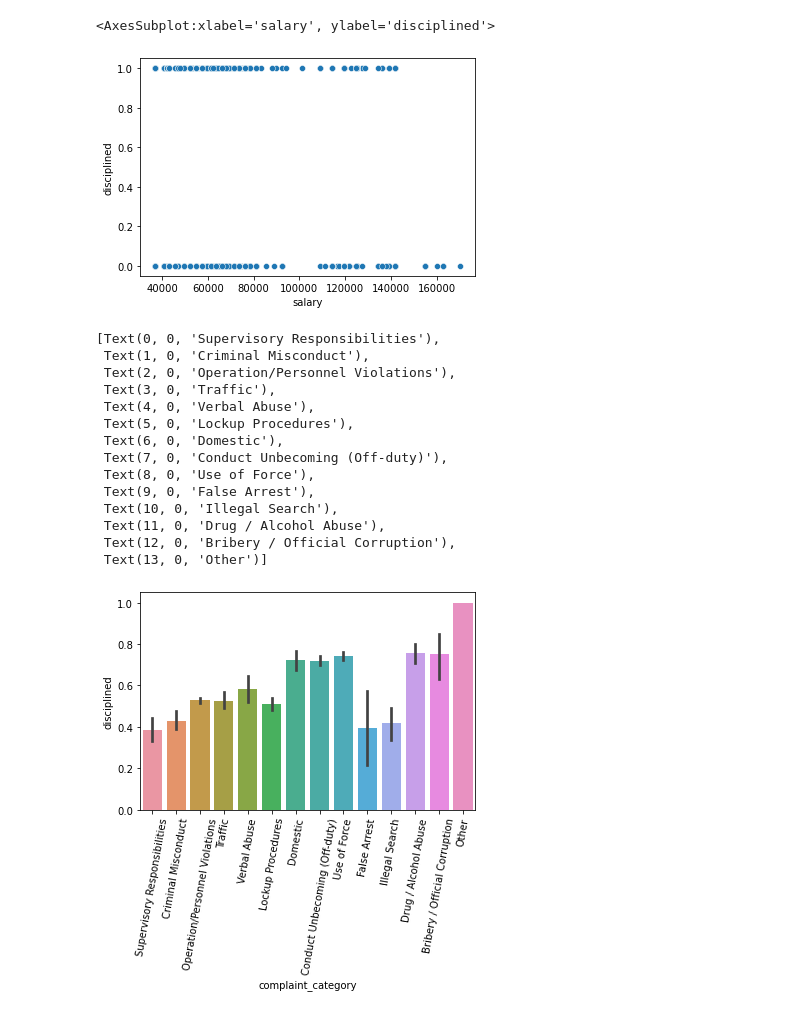
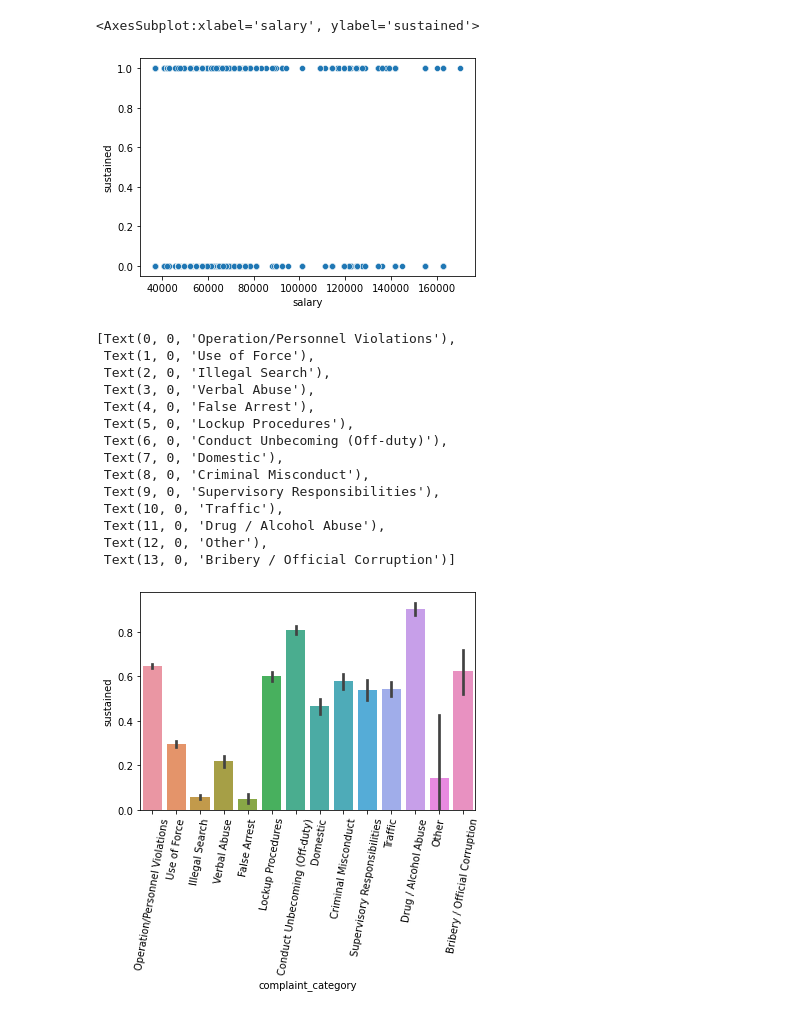
Before and after one commit to ryanpaynerp/Data_Sci_Project, a Jupyter notebook: sustained_only.ipynb, the cells around one changed output. Drawn from its saved outputs; the diff is of its cells as text; code cells hidden in the pictures.

Commit message:
modeling for determining if an allegation will be sustained

```diff
--- a/sustained_only.ipynb
+++ b/sustained_only.ipynb
@@ -8,31 +8,34 @@ import statsmodels.formula.api as smf
 from scipy import stats
 # %%
 df = pd.read_csv('officers_only.csv', low_memory=False)
-df = df[df['sustained'] == 1]
+# %%
+yes = df[df['sustained'] ==1]
+no = df[df['sustained'] == 0].sample(yes.shape[0])
+df = pd.concat([no, yes])
 # %%
 #df['_binned'] = pd.qcut(df['race'], q=5, labels=False)
-sns.scatterplot(data=df, y='disciplined', x='salary')
+sns.scatterplot(data=df, y='sustained', x='salary')
 # %% [output]
-<AxesSubplot:xlabel='salary', ylabel='disciplined'>
+<AxesSubplot:xlabel='salary', ylabel='sustained'>
-[figure, old version]
+[figure, new version]
 # %%
 #df['_binned'] = pd.qcut(df['race'], q=5, labels=False)
-ax = sns.barplot(data=df, y='disciplined', x='complaint_category')
+ax = sns.barplot(data=df, y='sustained', x='complaint_category')
 ax.set_xticklabels(ax.get_xticklabels(), rotation=80)
 # %% [output]
-[Text(0, 0, 'Supervisory Responsibilities'),
- Text(1, 0, 'Criminal Misconduct'),
- Text(2, 0, 'Operation/Personnel Violations'),
- Text(3, 0, 'Traffic'),
- Text(4, 0, 'Verbal Abuse'),
+[Text(0, 0, 'Operation/Personnel Violations'),
+ Text(1, 0, 'Use of Force'),
+ Text(2, 0, 'Illegal Search'),
+ Text(3, 0, 'Verbal Abuse'),
+ Text(4, 0, 'False Arrest'),
  Text(5, 0, 'Lockup Procedures'),
- Text(6, 0, 'Domestic'),
- Text(7, 0, 'Conduct Unbecoming (Off-duty)'),
- Text(8, 0, 'Use of Force'),
- Text(9, 0, 'False Arrest'),
- Text(10, 0, 'Illegal Search'),
+ Text(6, 0, 'Conduct Unbecoming (Off-duty)'),
+ Text(7, 0, 'Domestic'),
+ Text(8, 0, 'Criminal Misconduct'),
+ Text(9, 0, 'Supervisory Responsibilities'),
+ Text(10, 0, 'Traffic'),
  Text(11, 0, 'Drug / Alcohol Abuse'),
- Text(12, 0, 'Bribery / Official Corruption'),
- Text(13, 0, 'Other')]
+ Text(12, 0, 'Other'),
+ Text(13, 0, 'Bribery / Official Corruption')]
-[figure, old version]
+[figure, new version]
 # %%
```
Also changed, not shown: parts of 14 cells of this notebook, 1 other file.
